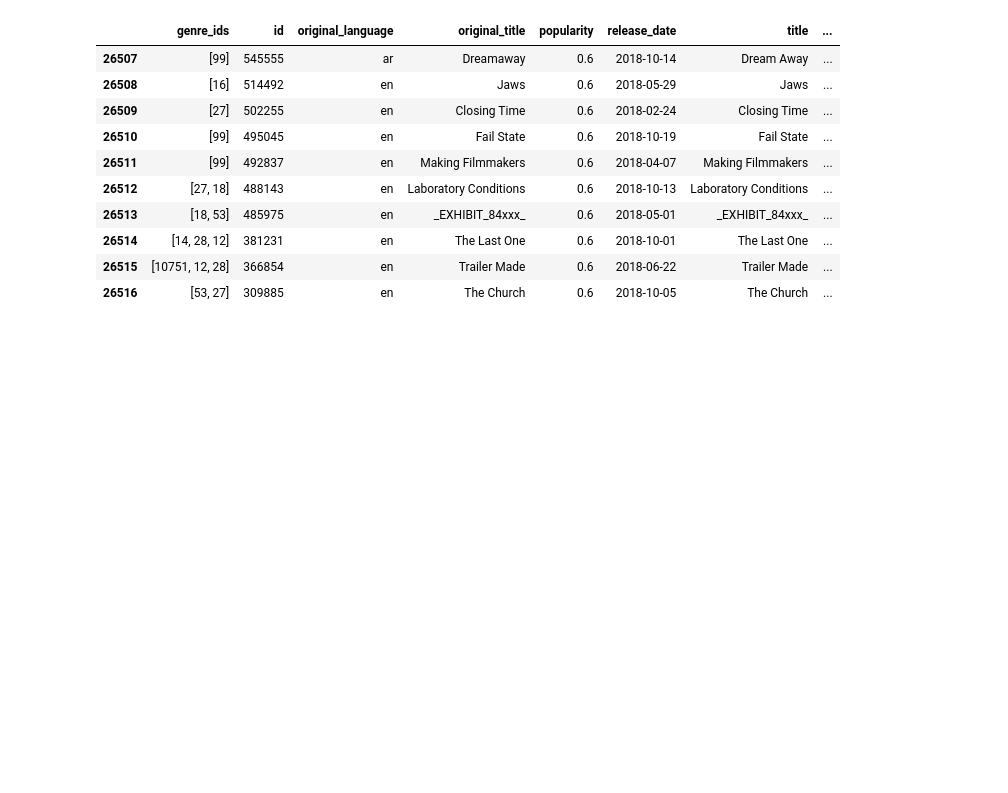
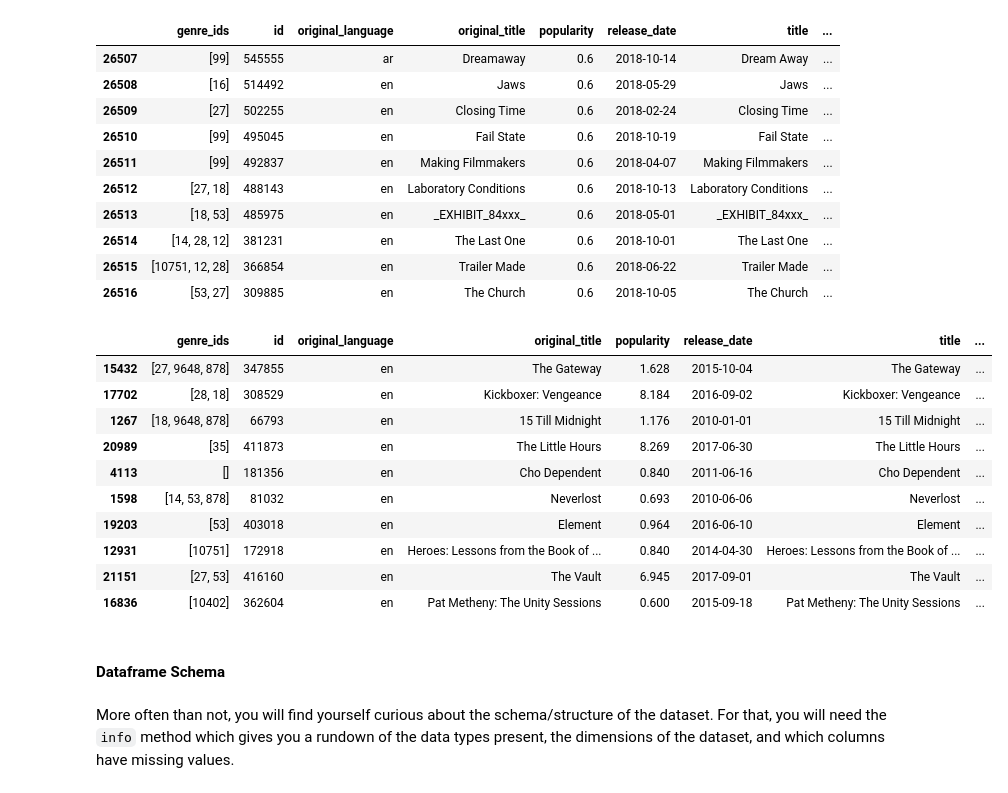
Before and after one commit to MarkNgendo/Working-with-Pandas, a Jupyter notebook: core.ipynb, the cells around one changed output. Drawn from its saved outputs; the diff is of its cells as text; code cells hidden in the pictures; blank space fills up the shorter version.

```diff
--- a/core.ipynb
+++ b/core.ipynb
@@ -205,3 +205,22 @@ df.tail(10)
 | 26514 | [14, 28, 12] | 381231 | en | The Last One | 0.6 | 2018-10-01 | The Last One | ... |
 | 26515 | [10751, 12, 28] | 366854 | en | Trailer Made | 0.6 | 2018-06-22 | Trailer Made | ... |
 | 26516 | [53, 27] | 309885 | en | The Church | 0.6 | 2018-10-05 | The Church | ... |
+# %%
+# Sample some rows from the dataframe
+df.sample(10)
+# %% [output]
+|  | genre_ids | id | original_language | original_title | popularity | release_date | title | ... |
+| 15432 | [27, 9648, 878] | 347855 | en | The Gateway | 1.628 | 2015-10-04 | The Gateway | ... |
+| 17702 | [28, 18] | 308529 | en | Kickboxer: Vengeance | 8.184 | 2016-09-02 | Kickboxer: Vengeance | ... |
+| 1267 | [18, 9648, 878] | 66793 | en | 15 Till Midnight | 1.176 | 2010-01-01 | 15 Till Midnight | ... |
+| 20989 | [35] | 411873 | en | The Little Hours | 8.269 | 2017-06-30 | The Little Hours | ... |
+| 4113 | [] | 181356 | en | Cho Dependent | 0.840 | 2011-06-16 | Cho Dependent | ... |
+| 1598 | [14, 53, 878] | 81032 | en | Neverlost | 0.693 | 2010-06-06 | Neverlost | ... |
+| 19203 | [53] | 403018 | en | Element | 0.964 | 2016-06-10 | Element | ... |
+| 12931 | [10751] | 172918 | en | Heroes: Lessons from the Book of ... | 0.840 | 2014-04-30 | Heroes: Lessons from the Book of ... | ... |
+| 21151 | [27, 53] | 416160 | en | The Vault | 6.945 | 2017-09-01 | The Vault | ... |
+| 16836 | [10402] | 362604 | en | Pat Metheny: The Unity Sessions | 0.600 | 2015-09-18 | Pat Metheny: The Unity Sessions | ... |
+# %% [markdown]
+#### Dataframe Schema
+# %% [markdown]
+More often than not, you will find yourself curious about the schema/structure of the dataset. For that, you will need the `info` method which gives you a rundown of the data types present, the dimensions of the dataset, and which columns have missing values.
```
Also changed, not shown: parts of 47 cells of this notebook.
